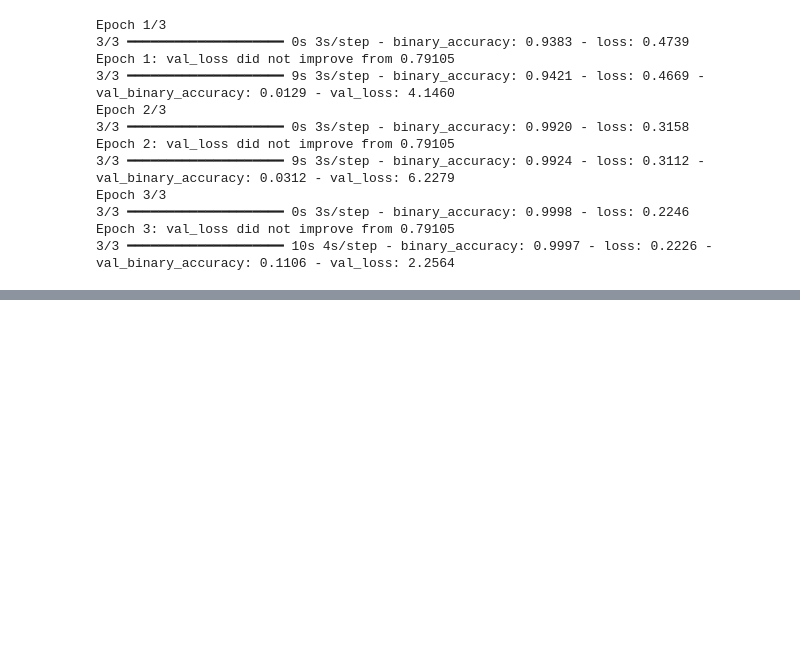
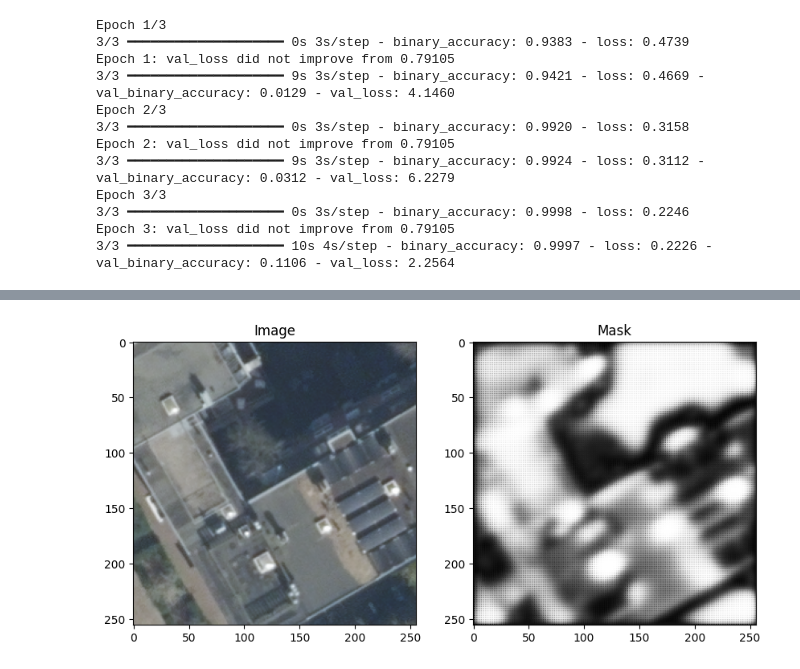
Before and after one commit to FlorisVideler/SSML-group-project, a Jupyter notebook: train_model.ipynb, the cells around one changed output, grey strips where cells are left out. Drawn from its saved outputs; the diff is of its cells as text; code cells hidden in the pictures; blank space fills up the shorter version.

```diff
--- a/train_model.ipynb
+++ b/train_model.ipynb
@@ -218,0 +210,9 @@ y_pred = model.predict(X_test)
+# %%
+fig, ax = plt.subplots(1, 2, figsize=(10, 5))
+ax[0].imshow(X_test[1], cmap='gray')
+ax[0].set_title('Image')
+ax[1].imshow(y_pred[1], cmap='gray')
+ax[1].set_title('Mask')
+plt.show()
+# %% [output]
+[figure, added]
```
Also changed, not shown: parts of 2 cells of this notebook.
